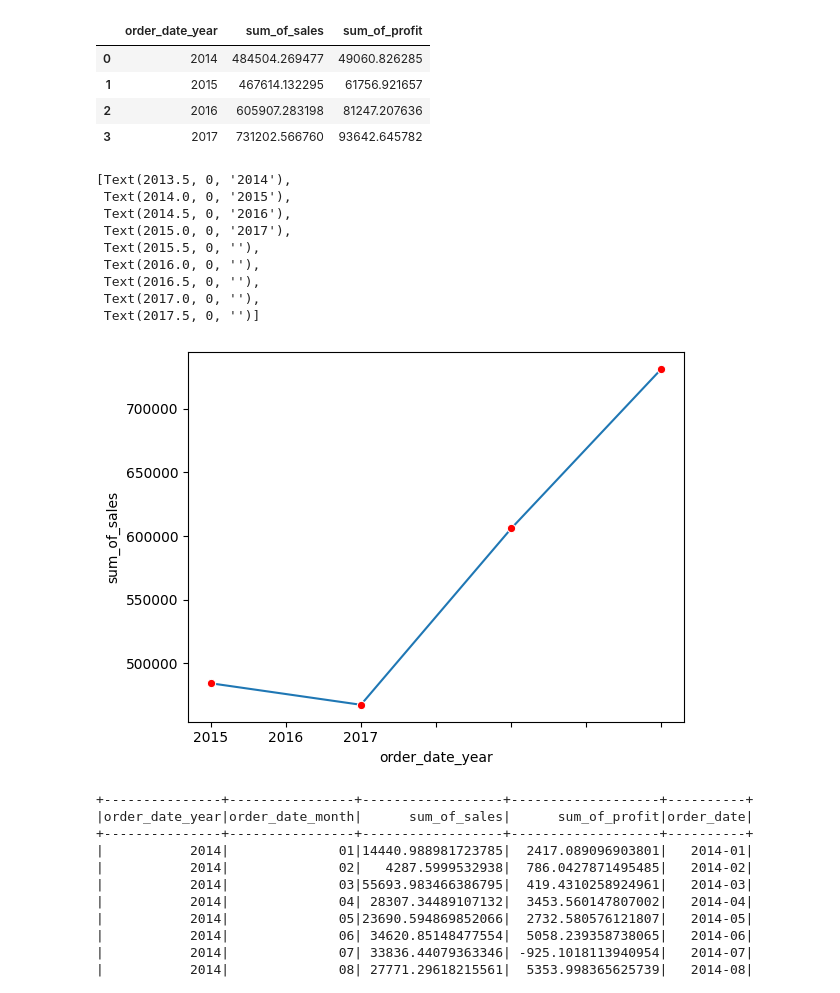
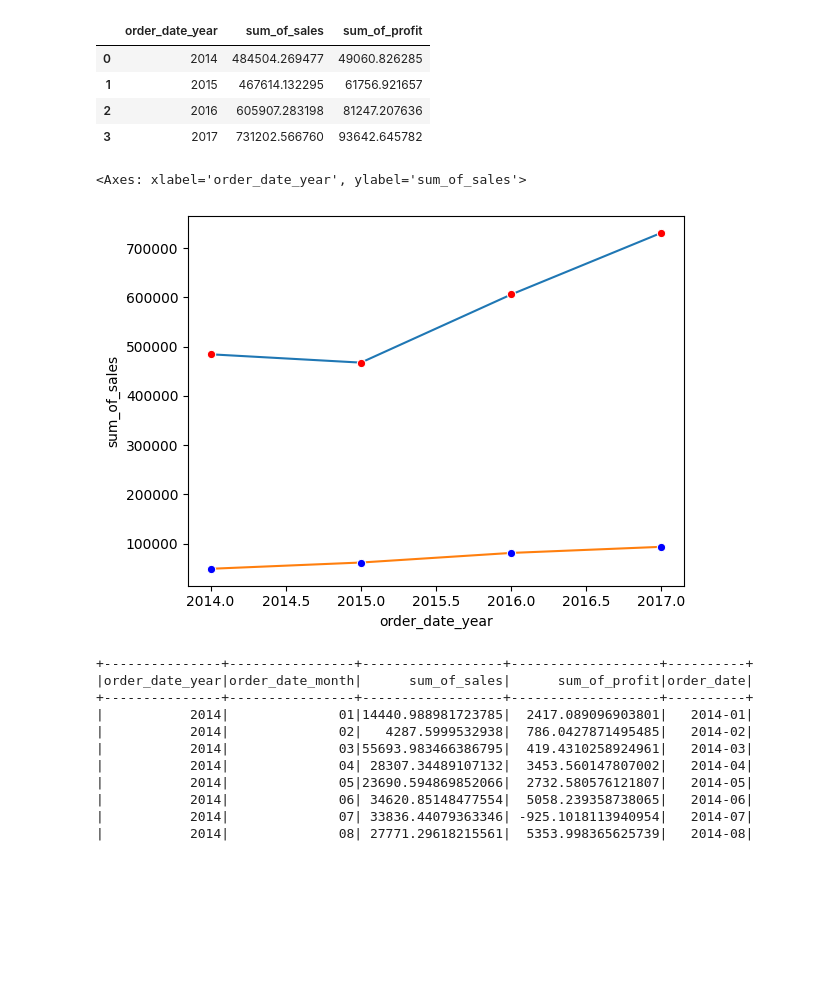
Before and after one commit to amithvardhan99/misc, a Jupyter notebook: PySpark Practice/notebook.ipynb, the cells around one changed output. Saved outputs shown, nothing was run; the diff lists cells and outputs as text; code cells hidden in the pictures; blank space fills up the shorter version.

```diff
--- a/PySpark Practice/notebook.ipynb
+++ b/PySpark Practice/notebook.ipynb
@@ -1966,20 +1966,13 @@ df_sales_profit_trend_yearly_pandas.head()
 # %%
 import seaborn as sns
 
 ax = sns.lineplot(data=df_sales_profit_trend_yearly_pandas,x="order_date_year",y="sum_of_sales",marker="o",markerfacecolor="red")
+sns.lineplot(data=df_sales_profit_trend_yearly_pandas,x="order_date_year",y="sum_of_profit",marker="o",markerfacecolor="blue")
 
-ax.set_xticklabels(df_sales_profit_trend_yearly_pandas["order_date_year"])
+#ax.set_xticklabels(df_sales_profit_trend_yearly_pandas["order_date_year"])
 # %% [output]
-[Text(2013.5, 0, '2014'),
- Text(2014.0, 0, '2015'),
- Text(2014.5, 0, '2016'),
- Text(2015.0, 0, '2017'),
- Text(2015.5, 0, ''),
- Text(2016.0, 0, ''),
- Text(2016.5, 0, ''),
- Text(2017.0, 0, ''),
- Text(2017.5, 0, '')]
+<Axes: xlabel='order_date_year', ylabel='sum_of_sales'>
-[figure, old version]
+[figure, new version]
 # %%
 df_sales_profit_trend_concat.show()
 # %% [output]
```
Also changed, not shown: parts of 9 cells of this notebook, 1 other file.
